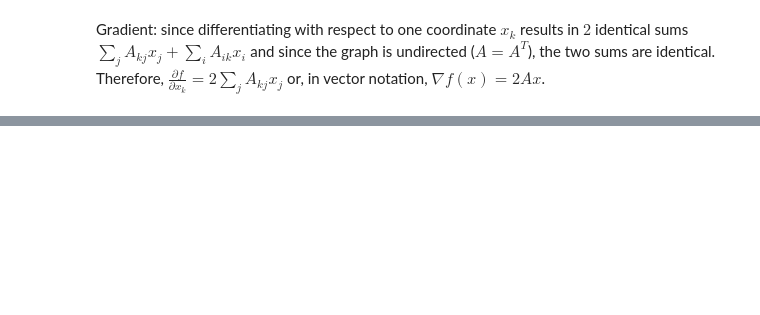
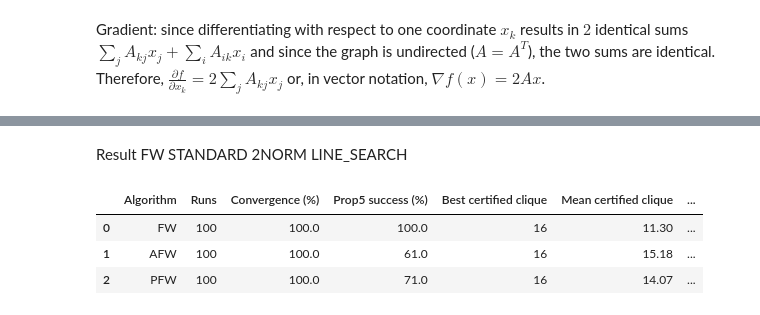
Before and after one commit to MatteoRanda/Optimization_Project, a Jupyter notebook: final_proj_v1.ipynb, the cells around one changed output, grey strips where cells are left out. Cells and saved outputs as stored; diff of their text form; code cells hidden in the pictures; blank space fills up the shorter version.

Commit message:
Proposizione 5
Aggiunta implementazione proposizione 5 con summary delle statistiche. Aggiunta flag per far partire l'algoritmo solo quando arriva a convergenza

```diff
--- a/final_proj_v1.ipynb
+++ b/final_proj_v1.ipynb
@@ -813,0 +1080,2 @@ algorithms_plots(algo_res, max_clique=16)
+# %% [markdown]
+Result FW STANDARD 2NORM LINE_SEARCH
@@ -813,0 +1121,41 @@ algorithms_plots(algo_res, max_clique=16)
+# %%
+known_max_clique = 16
+
+summary = [
+    prop5_stats(
+        fw_results,
+        "FW",
+        known_max_clique
+    ),
+
+    prop5_stats(
+        afw_results,
+        "AFW",
+        known_max_clique
+    ),
+
+    prop5_stats(
+        pfw_results,
+        "PFW",
+        known_max_clique
+    )
+]
+
+summary_df = pd.DataFrame(summary)
+
+summary_df = summary_df.round({
+    "Convergence (%)": 2,
+    "Prop5 success (%)": 2,
+    "Mean certified clique": 2,
+    "Maximum hit rate (%)": 2,
+    "Avg iterations": 1,
+    "Avg time (s)": 3,
+    "Avg final objective": 6
+})
+
+summary_df
+# %% [output]
+|  | Algorithm | Runs | Convergence (%) | Prop5 success (%) | Best certified clique | Mean certified clique | ... |
+| 0 | FW | 100 | 100.0 | 100.0 | 16 | 11.30 | ... |
+| 1 | AFW | 100 | 100.0 | 61.0 | 16 | 15.18 | ... |
+| 2 | PFW | 100 | 100.0 | 71.0 | 16 | 14.07 | ... |
```
Also changed, not shown: parts of 14 cells of this notebook.
